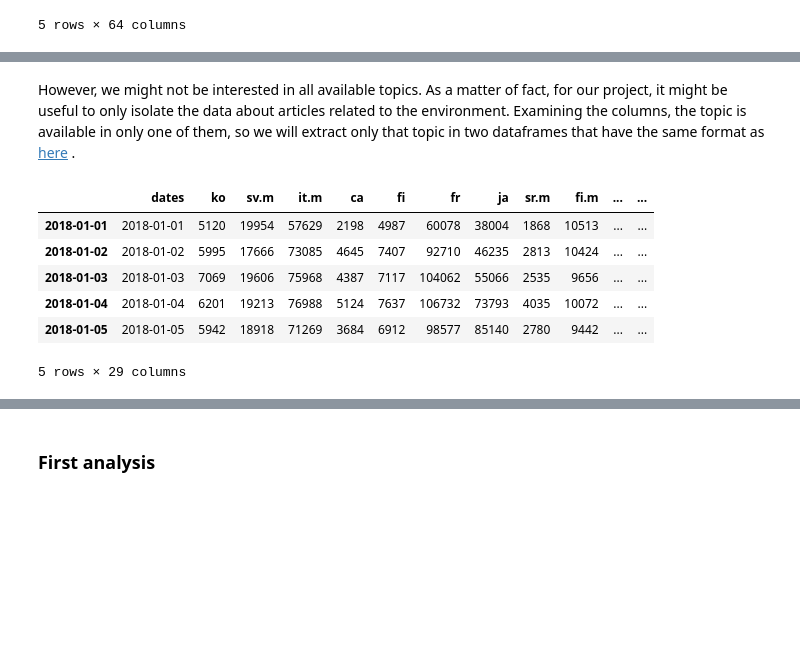
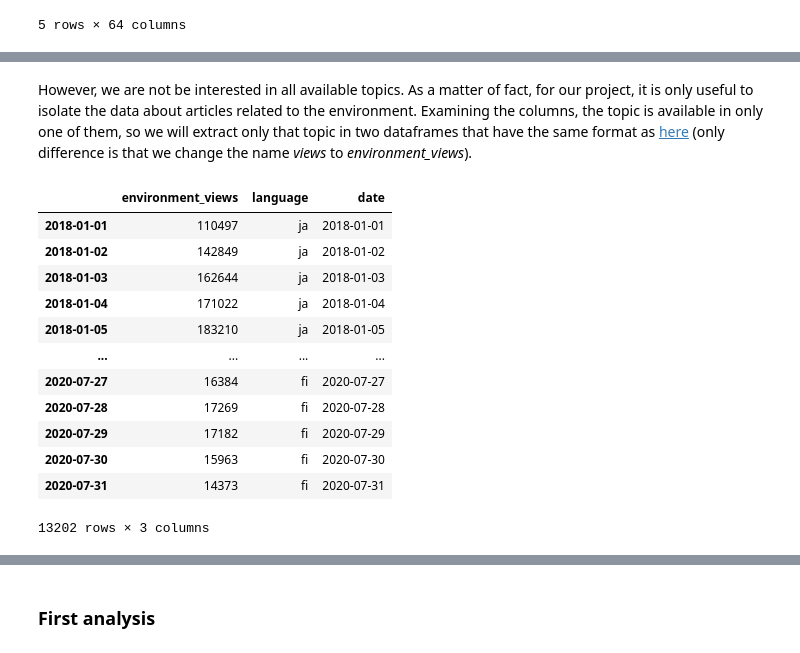
Before and after one commit to epfl-ada/ada-2022-project-wetried, a Jupyter notebook: Exploration corona.ipynb, the cells around one changed output, grey strips where cells are left out. Saved outputs shown, nothing was run; the diff lists cells and outputs as text; code cells hidden in the pictures; blank space fills up the shorter version.

Commit message:
Have to do some analysis of environment data more closely

```diff
--- a/Exploration corona.ipynb
+++ b/Exploration corona.ipynb
@@ -40,6 +40,8 @@ Index(['ja.m', 'it', 'da.m', 'tr', 'no.m', 'en', 'sr', 'tr.m', 'en.m', 'no',
        'sv', 'nl.m', 'nl', 'da', 'de', 'fr.m', 'ca.m', 'de.m', 'ko.m', 'fi.m',
        'sr.m', 'ja', 'fr', 'fi', 'ca', 'it.m', 'sv.m', 'ko'],
       dtype='object')
+# %%
+languages_unique = timeseries.columns.map(lambda x: x[:2]).unique()
 # %% [markdown]
 Correspondence:
 - ja -> Japanese
@@ -104,3 +108,20 @@ sum_data_df = pd.DataFrame.from_dict(timeseries_total_sum_dict, orient = 'index'
 covid_len_data_df = pd.DataFrame.from_dict(timeseries_covid_len_dict, orient = 'index', columns = ['len']).T
 covid_sum_data_df = pd.DataFrame.from_dict(timeseries_covid_sum_dict, orient = 'index').T
 covid_percent_data_df = pd.DataFrame.from_dict(timeseries_covid_percent_dict, orient = 'index').T
+# %%
+# Fuse the .m and the normal columns together, and separate the data
+new_sum_data_df = pd.DataFrame()
+new_covid_sum_data_df = pd.DataFrame()
+for language in languages_unique:
+    country_sum_data = pd.DataFrame()
+    country_sum_data['views'] = sum_data_df[language] + sum_data_df[language + '.m']
+    country_sum_data['language'] = language
+    new_sum_data_df = pd.concat([new_sum_data_df, country_sum_data], axis = 0)
+
+    country_covid_sum_data = pd.DataFrame()
+    country_covid_sum_data['views'] = covid_sum_data_df[language] + covid_sum_data_df[language + '.m']
+    country_covid_sum_data['language'] = language
+    new_covid_sum_data_df = pd.concat([new_covid_sum_data_df, country_covid_sum_data], axis = 0)
+
+sum_data_df = new_sum_data_df
+covid_sum_data_df = new_covid_sum_data_df
@@ -313,5 +232,5 @@ Index(['Culture.Biography.Biography*', 'Culture.Biography.Women',
 # %% [markdown]
-However, we might not be interested in all available topics. As a matter of fact, for our project, it might be useful to only isolate the data about articles related to the environment. Examining the columns, the topic is available in only one of them, so we will extract only that topic in two dataframes that have the same format as [here](#extraction_format) .
+However, we are not be interested in all available topics. As a matter of fact, for our project, it is only useful to isolate the data about articles related to the environment. Examining the columns, the topic is available in only one of them, so we will extract only that topic in two dataframes that have the same format as [here](#extraction_format) (only difference is that we change the name *views* to *environment_views*).
 # %%
 sum_environment_df = countries_to_topics_sum_df['STEM.Earth and environment']
 percent_environment_df = countries_to_topics_percent_df['STEM.Earth and environment']
@@ -321,20 +240,33 @@ for country in sum_environment_df.index:
     country_to_env_data_sum[country] = sum_environment_df[country]
     country_to_env_data_percent[country] = percent_environment_df[country]
 sum_environment_df = pd.DataFrame.from_dict(country_to_env_data_sum, orient = 'index').T
-sum_environment_df.index = pd.to_datetime(index_without_time)
 percent_environment_df = pd.DataFrame.from_dict(country_to_env_data_percent, orient = 'index').T
-percent_environment_df.index = pd.to_datetime(index_without_time)
-sum_environment_df['dates'] = percent_environment_df['dates'] = pd.to_datetime(index_without_time)
-sum_environment_df = sum_environment_df[new_column_order]
-percent_environment_df = percent_environment_df[new_column_order]
+percent_environment_df.index = pd.to_datetime(percent_environment_df.index)
+
+new_sum_environment_df = pd.DataFrame()
+for language in languages_unique:
+    country_env_sum_data = pd.DataFrame()
+
+    country_env_sum_data['environment_views'] = sum_environment_df[language] + sum_environment_df[language + '.m']
+    country_env_sum_data['language'] = language
+    new_sum_environment_df = pd.concat([new_sum_environment_df, country_env_sum_data], axis = 0)
+sum_environment_df = new_sum_environment_df
+sum_environment_df.index = pd.to_datetime(sum_environment_df.index)
+sum_environment_df['date'] = sum_environment_df.index
 # %%
-sum_environment_df.head()
+sum_environment_df
 # %% [output]
-|  | dates | ko | sv.m | it.m | ca | fi | fr | ja | sr.m | fi.m | ... | ... |
-| 2018-01-01 | 2018-01-01 | 5120 | 19954 | 57629 | 2198 | 4987 | 60078 | 38004 | 1868 | 10513 | ... | ... |
-| 2018-01-02 | 2018-01-02 | 5995 | 17666 | 73085 | 4645 | 7407 | 92710 | 46235 | 2813 | 10424 | ... | ... |
-| 2018-01-03 | 2018-01-03 | 7069 | 19606 | 75968 | 4387 | 7117 | 104062 | 55066 | 2535 | 9656 | ... | ... |
-| 2018-01-04 | 2018-01-04 | 6201 | 19213 | 76988 | 5124 | 7637 | 106732 | 73793 | 4035 | 10072 | ... | ... |
-| 2018-01-05 | 2018-01-05 | 5942 | 18918 | 71269 | 3684 | 6912 | 98577 | 85140 | 2780 | 9442 | ... | ... |
+|  | environment_views | language | date |
+| 2018-01-01 | 110497 | ja | 2018-01-01 |
+| 2018-01-02 | 142849 | ja | 2018-01-02 |
+| 2018-01-03 | 162644 | ja | 2018-01-03 |
+| 2018-01-04 | 171022 | ja | 2018-01-04 |
+| 2018-01-05 | 183210 | ja | 2018-01-05 |
+| ... | ... | ... | ... |
+| 2020-07-27 | 16384 | fi | 2020-07-27 |
+| 2020-07-28 | 17269 | fi | 2020-07-28 |
+| 2020-07-29 | 17182 | fi | 2020-07-29 |
+| 2020-07-30 | 15963 | fi | 2020-07-30 |
+| 2020-07-31 | 14373 | fi | 2020-07-31 |
-5 rows × 29 columns
+13202 rows × 3 columns
 # %%
```
Also changed, not shown: parts of 45 cells of this notebook.
